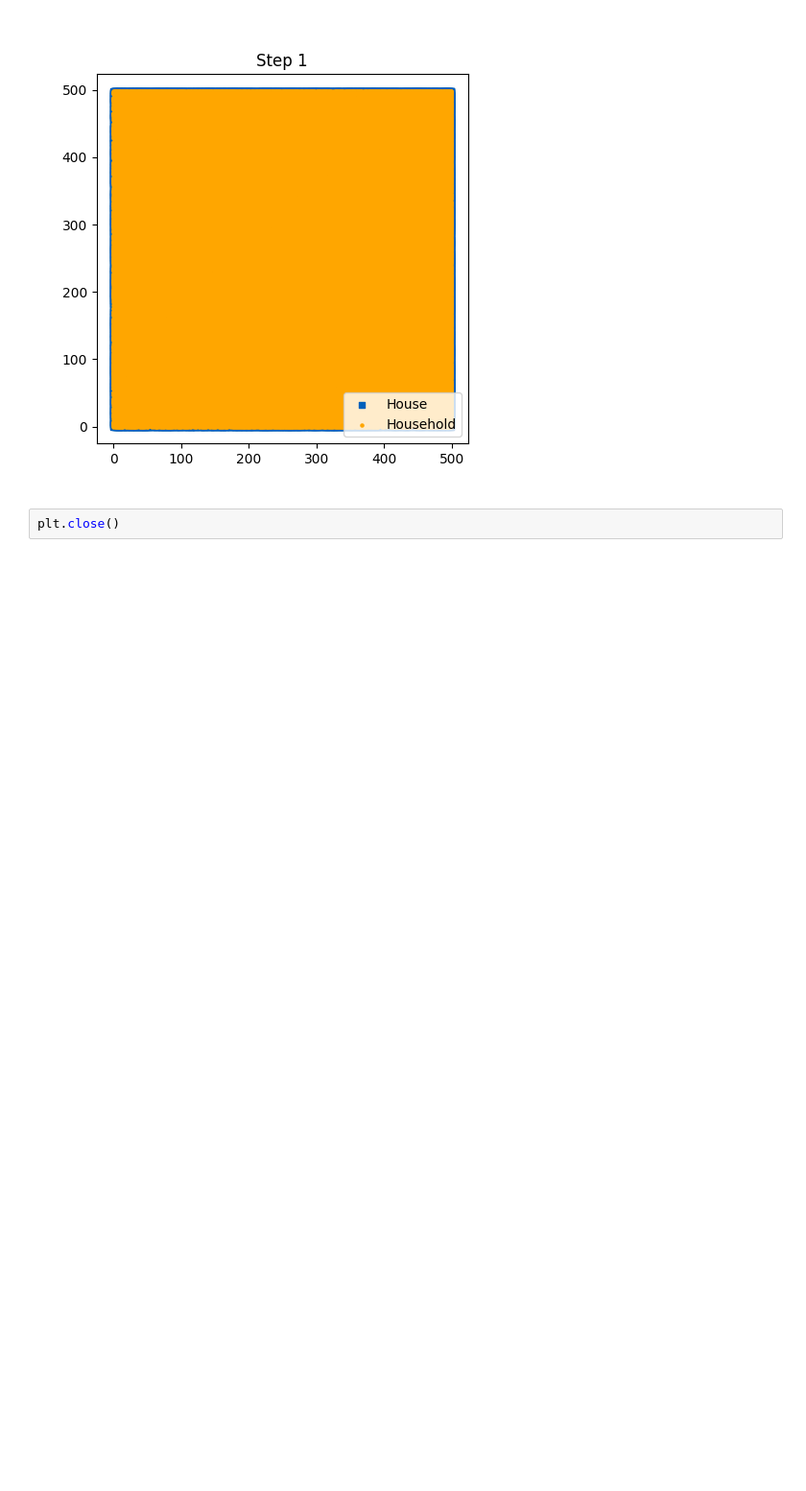
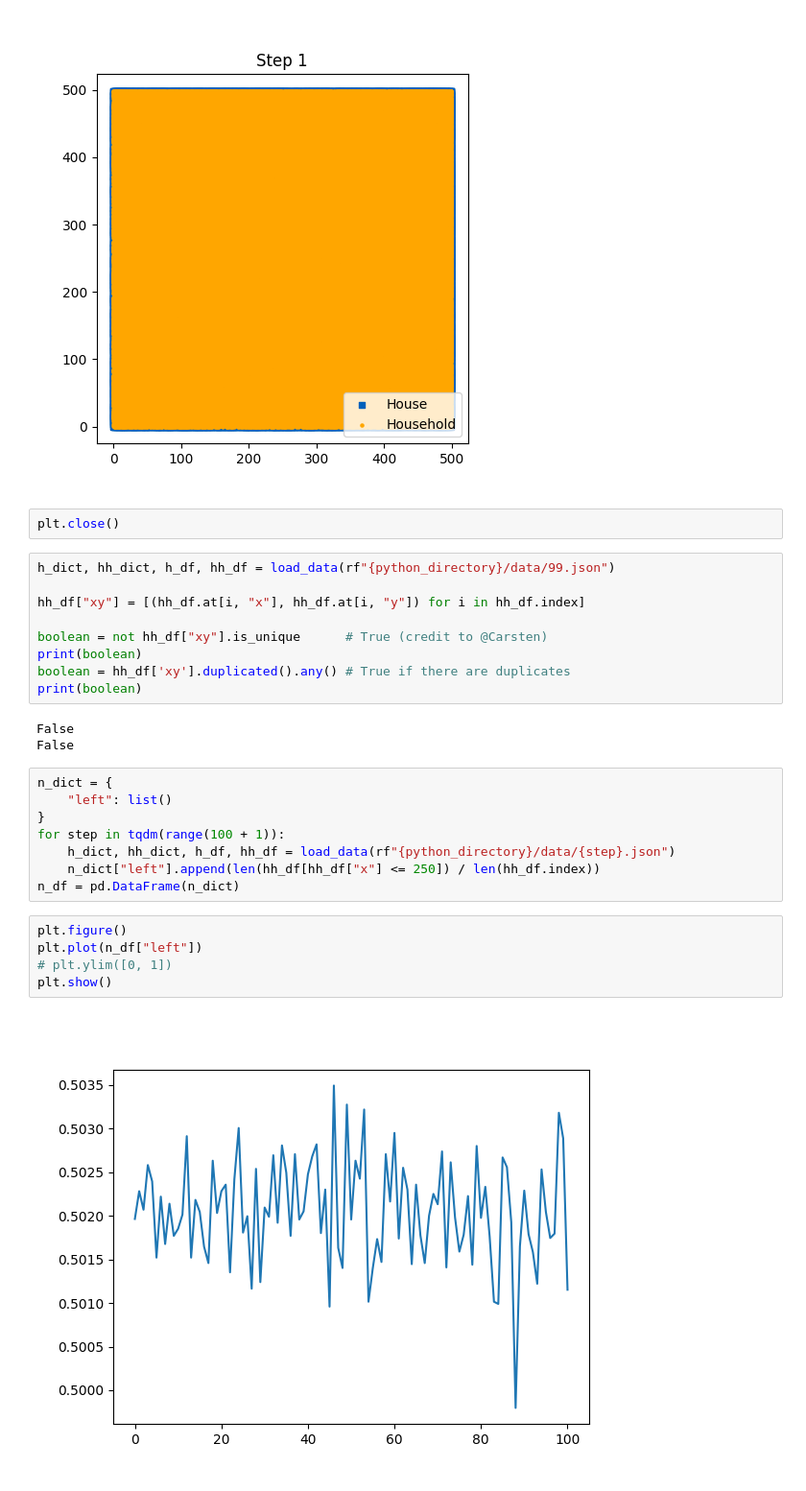
Before and after one commit to YahyaGamal/Housing_ABM_FlameGPU, a Jupyter notebook: main.ipynb, the cells around one changed output. Shown at 96% size. Drawn from its saved outputs; the diff is of its cells as text; blank space fills up the shorter version.

```diff
--- a/main.ipynb
+++ b/main.ipynb
@@ -805,3 +902,30 @@ plt.show()
 [figure]
 # %%
 plt.close()
+# %%
+h_dict, hh_dict, h_df, hh_df = load_data(rf"{python_directory}/data/99.json")
+
+hh_df["xy"] = [(hh_df.at[i, "x"], hh_df.at[i, "y"]) for i in hh_df.index]
+
+boolean = not hh_df["xy"].is_unique      # True (credit to @Carsten)
+print(boolean)
+boolean = hh_df['xy'].duplicated().any() # True if there are duplicates
+print(boolean)
+# %% [output]
+False
+False
+# %%
+n_dict = {
+    "left": list()
+}
+for step in tqdm(range(100 + 1)):
+    h_dict, hh_dict, h_df, hh_df = load_data(rf"{python_directory}/data/{step}.json")
+    n_dict["left"].append(len(hh_df[hh_df["x"] <= 250]) / len(hh_df.index))
+n_df = pd.DataFrame(n_dict)
+# %%
+plt.figure()
+plt.plot(n_df["left"])
+# plt.ylim([0, 1])
+plt.show()
+# %% [output]
+[figure, added]
```
Also changed, not shown: parts of 10 cells of this notebook, 4 other files.
